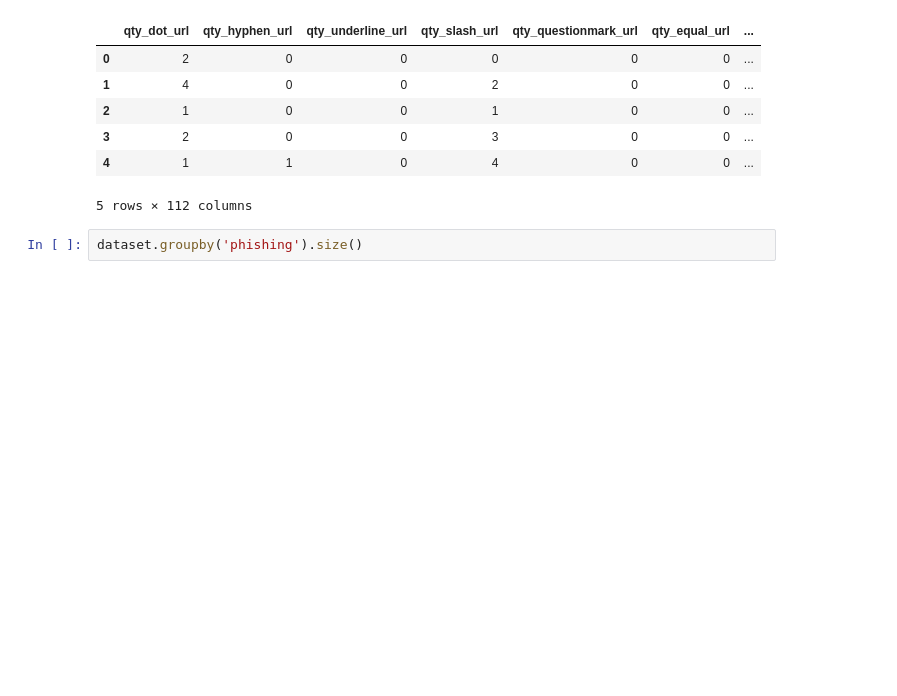
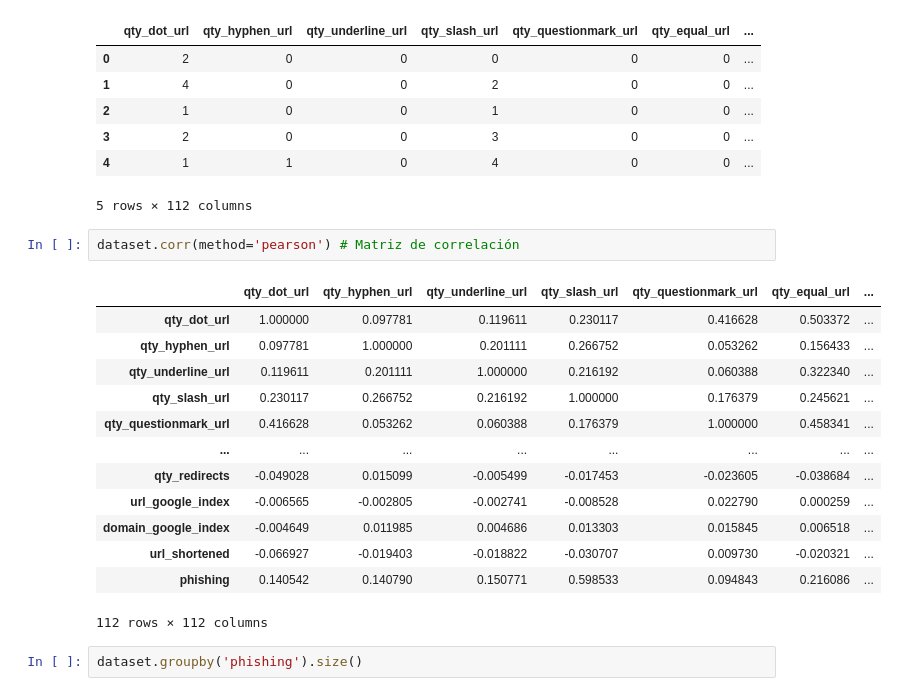
Before and after one commit to alvaro-barrera/phishing-detection-url, a Jupyter notebook: project_ml.ipynb, the cells around one changed output. Drawn from its saved outputs; the diff is of its cells as text; blank space fills up the shorter version.

```diff
--- a/project_ml.ipynb
+++ b/project_ml.ipynb
@@ -48,6 +52,22 @@ dataset.head()
 | 3 | 2 | 0 | 0 | 3 | 0 | 0 | ... |
 | 4 | 1 | 1 | 0 | 4 | 0 | 0 | ... |
 5 rows × 112 columns
+# %%
+dataset.corr(method='pearson') # Matriz de correlación
+# %% [output]
+|  | qty_dot_url | qty_hyphen_url | qty_underline_url | qty_slash_url | qty_questionmark_url | qty_equal_url | ... |
+| qty_dot_url | 1.000000 | 0.097781 | 0.119611 | 0.230117 | 0.416628 | 0.503372 | ... |
+| qty_hyphen_url | 0.097781 | 1.000000 | 0.201111 | 0.266752 | 0.053262 | 0.156433 | ... |
+| qty_underline_url | 0.119611 | 0.201111 | 1.000000 | 0.216192 | 0.060388 | 0.322340 | ... |
+| qty_slash_url | 0.230117 | 0.266752 | 0.216192 | 1.000000 | 0.176379 | 0.245621 | ... |
+| qty_questionmark_url | 0.416628 | 0.053262 | 0.060388 | 0.176379 | 1.000000 | 0.458341 | ... |
+| ... | ... | ... | ... | ... | ... | ... | ... |
+| qty_redirects | -0.049028 | 0.015099 | -0.005499 | -0.017453 | -0.023605 | -0.038684 | ... |
+| url_google_index | -0.006565 | -0.002805 | -0.002741 | -0.008528 | 0.022790 | 0.000259 | ... |
+| domain_google_index | -0.004649 | 0.011985 | 0.004686 | 0.013303 | 0.015845 | 0.006518 | ... |
+| url_shortened | -0.066927 | -0.019403 | -0.018822 | -0.030707 | 0.009730 | -0.020321 | ... |
+| phishing | 0.140542 | 0.140790 | 0.150771 | 0.598533 | 0.094843 | 0.216086 | ... |
+112 rows × 112 columns
 # %%
 dataset.groupby('phishing').size()
 # %% [output]
```
Also changed, not shown: parts of 5 cells of this notebook.
